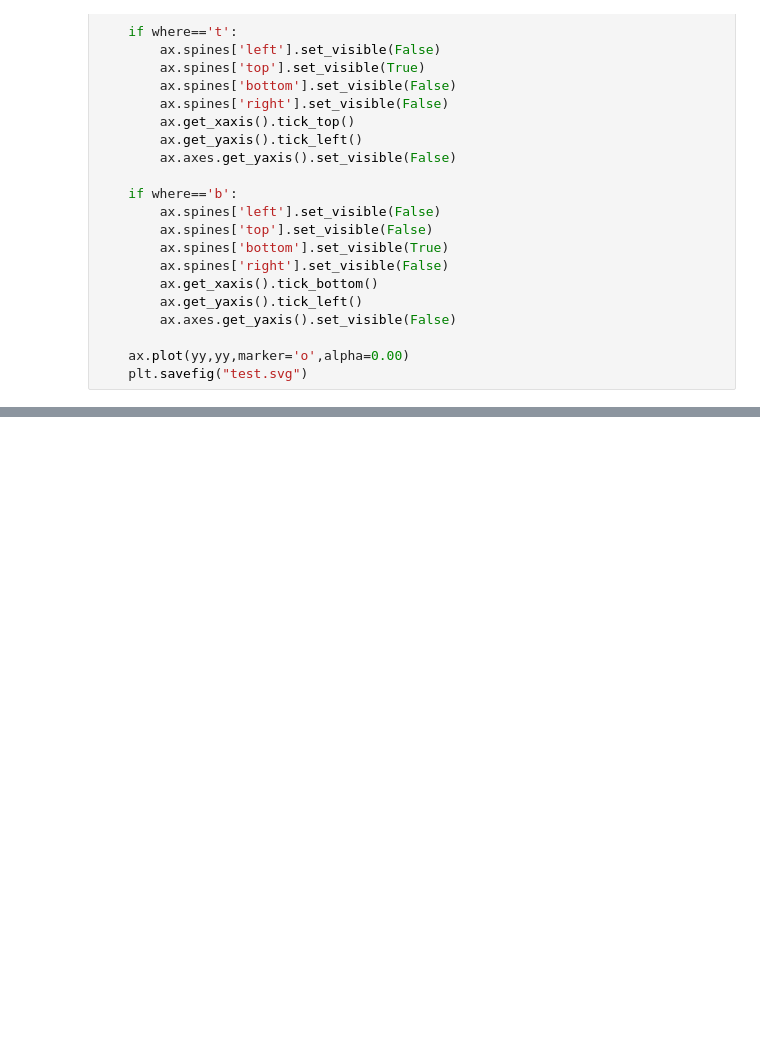
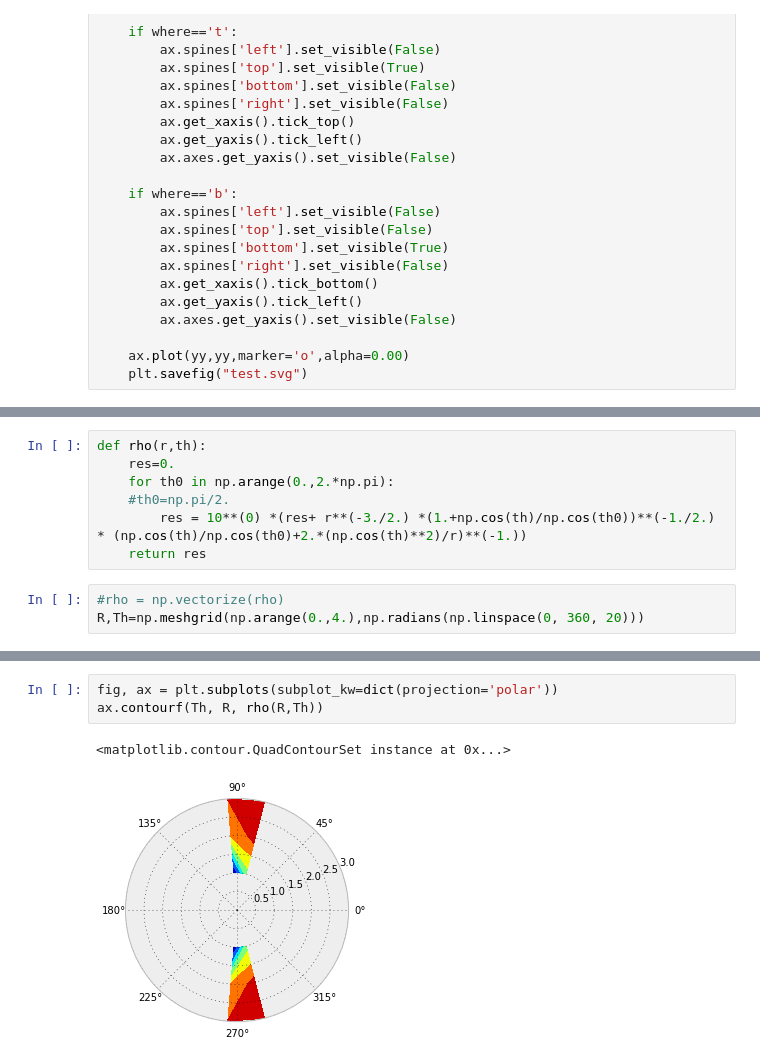
Before and after one commit to Mixpap/Ptyxiaki, a Jupyter notebook: Untitled1.ipynb, the cells around one changed output, grey strips where cells are left out. Saved outputs shown, nothing was run; the diff lists cells and outputs as text; blank space fills up the shorter version.

```diff
--- a/Untitled1.ipynb
+++ b/Untitled1.ipynb
@@ -102,0 +97,10 @@ array([  6.77253882e+05,  -1.91639115e+00])
+# %%
+def rho(r,th):
+    res=0.
+    for th0 in np.arange(0.,2.*np.pi):
+    #th0=np.pi/2.
+        res = 10**(0) *(res+ r**(-3./2.) *(1.+np.cos(th)/np.cos(th0))**(-1./2.) * (np.cos(th)/np.cos(th0)+2.*(np.cos(th)**2)/r)**(-1.))
+    return res
+# %%
+#rho = np.vectorize(rho)
+R,Th=np.meshgrid(np.arange(0.,4.),np.radians(np.linspace(0, 360, 20)))
@@ -102,0 +130,6 @@ array([  6.77253882e+05,  -1.91639115e+00])
+# %%
+fig, ax = plt.subplots(subplot_kw=dict(projection='polar'))
+ax.contourf(Th, R, rho(R,Th))
+# %% [output]
+<matplotlib.contour.QuadContourSet instance at 0x...>
+[figure, added]
```
Also changed, not shown: parts of 7 cells of this notebook, 5 other files.
